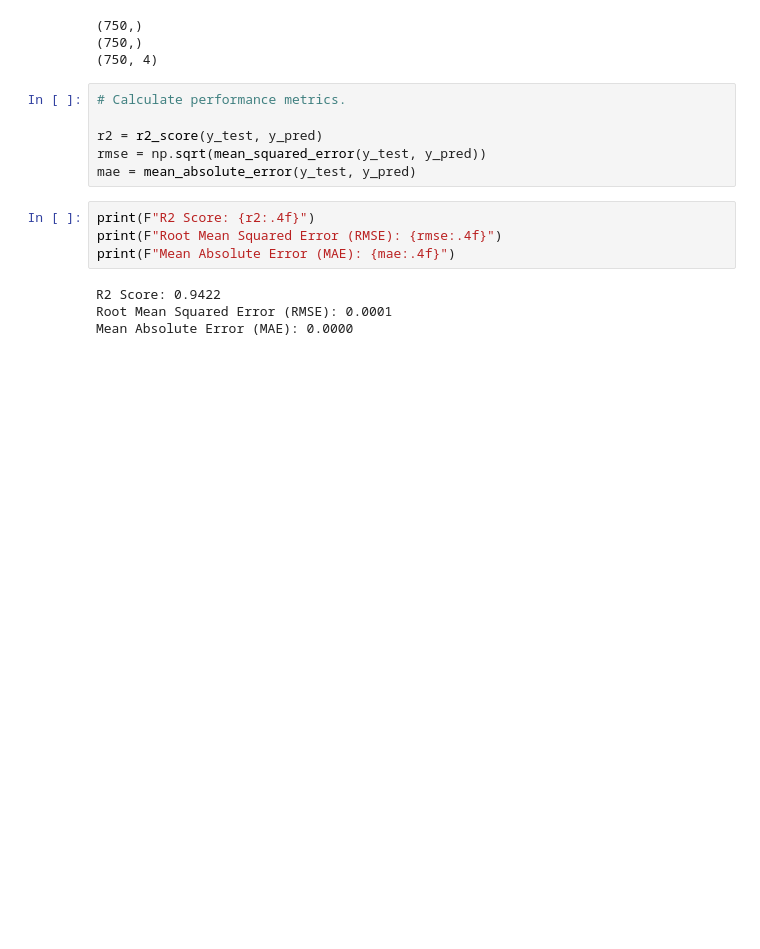
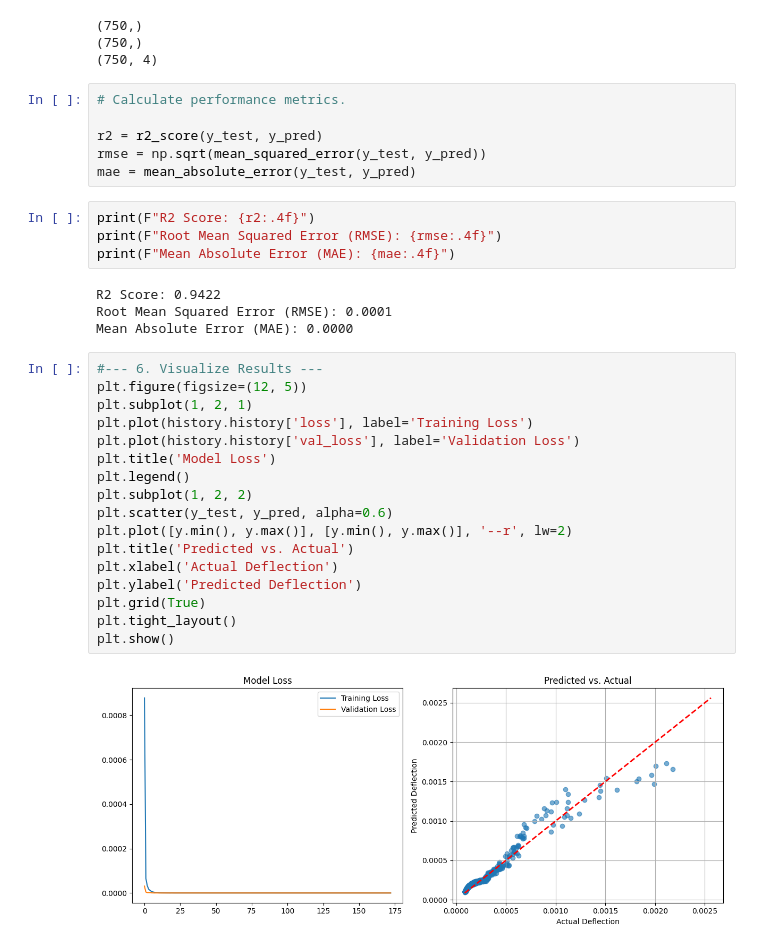
Before and after one commit to Paschal5000/Beam-dynamics-surrogate-model, a Jupyter notebook: ANN_train_model.ipynb, the cells around one changed output. Cells and saved outputs as stored; diff of their text form; blank space fills up the shorter version.

Commit message:
Added code to ANN Train Model to visualize result

```diff
--- a/ANN_train_model.ipynb
+++ b/ANN_train_model.ipynb
@@ -218,3 +218,22 @@ print(F"Mean Absolute Error (MAE): {mae:.4f}")
 R2 Score: 0.9422
 Root Mean Squared Error (RMSE): 0.0001
 Mean Absolute Error (MAE): 0.0000
+# %%
+#--- 6. Visualize Results ---
+plt.figure(figsize=(12, 5))
+plt.subplot(1, 2, 1)
+plt.plot(history.history['loss'], label='Training Loss')
+plt.plot(history.history['val_loss'], label='Validation Loss')
+plt.title('Model Loss')
+plt.legend()
+plt.subplot(1, 2, 2)
+plt.scatter(y_test, y_pred, alpha=0.6)
+plt.plot([y.min(), y.max()], [y.min(), y.max()], '--r', lw=2)
+plt.title('Predicted vs. Actual')
+plt.xlabel('Actual Deflection')
+plt.ylabel('Predicted Deflection')
+plt.grid(True)
+plt.tight_layout()
+plt.show()
+# %% [output]
+[figure, added]
```
